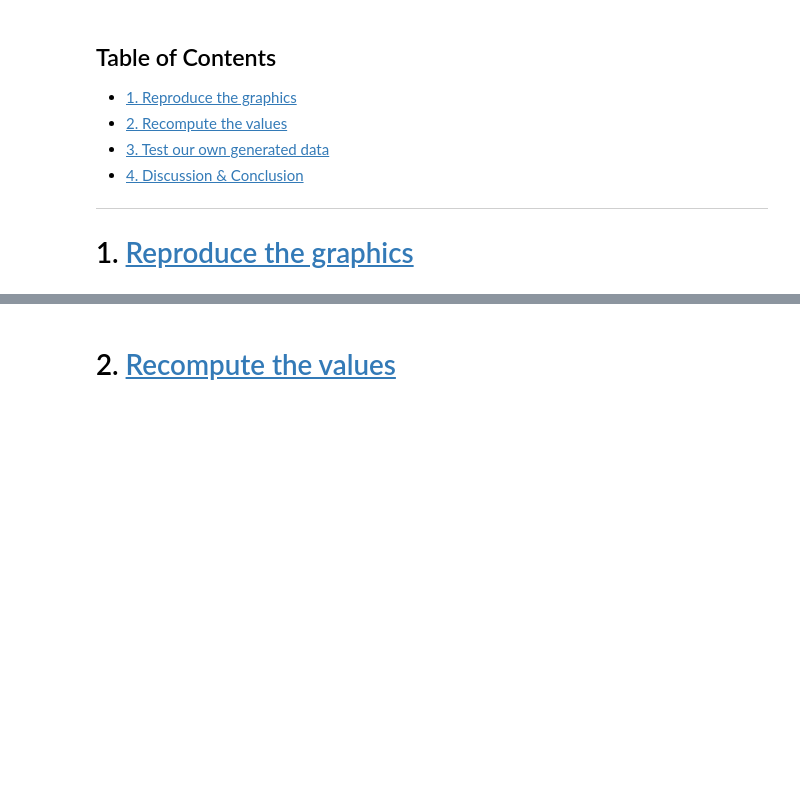
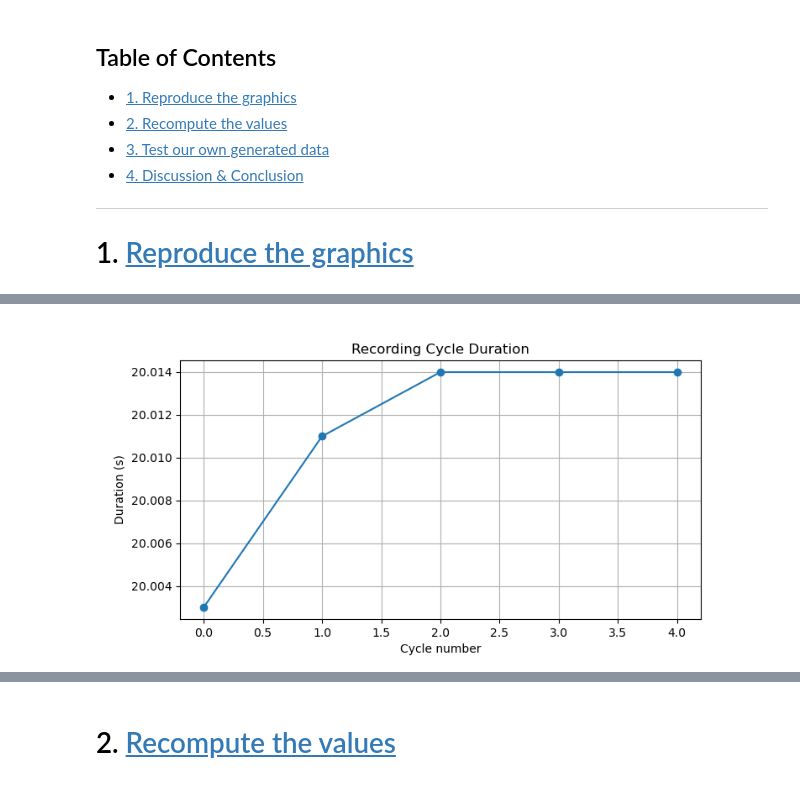
Before and after one commit to VictorSal0student/CodingProject, a Jupyter notebook: main.ipynb, the cells around one changed output, grey strips where cells are left out. Saved outputs shown, nothing was run; the diff lists cells and outputs as text; code cells hidden in the pictures; blank space fills up the shorter version.

```diff
--- a/main.ipynb
+++ b/main.ipynb
@@ -45,0 +40,84 @@ if os.getcwd().endswith("notebooks"):
+# %%
+# ----------------------------------------------------------
+# SECTION 1
+# ----------------------------------------------------------
+
+# Identify DoRecord (start) and DoPause (end) events
+timestamps = cycles[:,0].astype(float)
+events = cycles[:,1].astype(str)
+
+record_idx = np.where(np.char.find(events, "DoRecord") >= 0)[0]
+pause_idx  = np.where(np.char.find(events, "DoPause")  >= 0)[0]
+
+# Compute durations
+cycle_durations = (timestamps[pause_idx] - timestamps[record_idx]) / 1000  # in seconds
+
+print("Cycle durations (s):")
+cycle_durations
+
+
+# 🟦 Plot cycle durations
+
+plt.figure(figsize=(8,4))
+plt.plot(cycle_durations, marker='o')
+plt.title("Recording Cycle Duration")
+plt.xlabel("Cycle number")
+plt.ylabel("Duration (s)")
+plt.grid(True)
+plt.show()
+
+# ----------------------------------------------------------
+# SECTION 2
+# ----------------------------------------------------------
+## Prepare the DataFrame:
+# Select only the Rec00X rows
+df_rec = df[df["Label"].str.contains("Rec")].copy()
+
+df_rec
+
+
+# Plot MT (Movement Time)
+
+plt.figure(figsize=(8,4))
+plt.plot(df_rec["MT"].astype(float), marker='o')
+plt.title("Movement Time per Lap (MT)")
+plt.xlabel("Cycle number")
+plt.ylabel("MT (s/lap)")
+plt.grid(True)
+plt.show()
+
+
+# Plot IPe (Index of Performance, bits/s)
+
+plt.figure(figsize=(8,4))
+plt.plot(df_rec["IPe"].astype(float), marker='o')
+plt.title("Index of Performance (IPe)")
+plt.xlabel("Cycle")
+plt.ylabel("IPe (bits/s)")
+plt.grid(True)
+plt.show()
+
+
+# Plot IDe (Index of Difficulty)
+
+plt.figure(figsize=(8,4))
+plt.plot(df_rec["IDe"].astype(float), marker='o')
+plt.title("Index of Difficulty (IDe)")
+plt.xlabel("Cycle")
+plt.ylabel("IDe (bits/lap)")
+plt.grid(True)
+plt.show()
+
+
+# Plot error (%)
+
+plt.figure(figsize=(8,4))
+plt.plot(df_rec["error"].astype(float), marker='o')
+plt.title("Tracking Error (%)")
+plt.xlabel("Cycle")
+plt.ylabel("Error (%)")
+plt.grid(True)
+plt.show()
+
+df_rec[["Label","MT","IDe","Be","IPe","error"]]
+# %% [output]
@@ -45,0 +125 @@ if os.getcwd().endswith("notebooks"):
+[figure, added]
```
Also changed, not shown: parts of 7 cells of this notebook, 13 other files.
